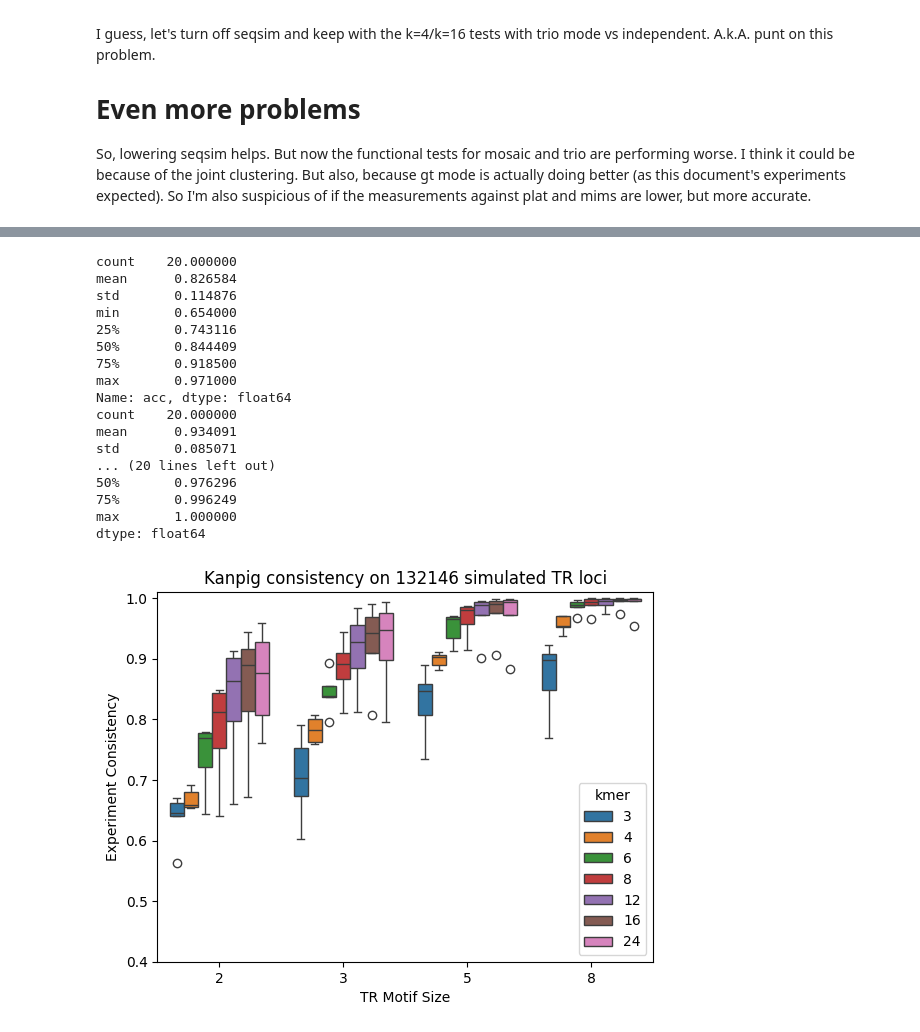
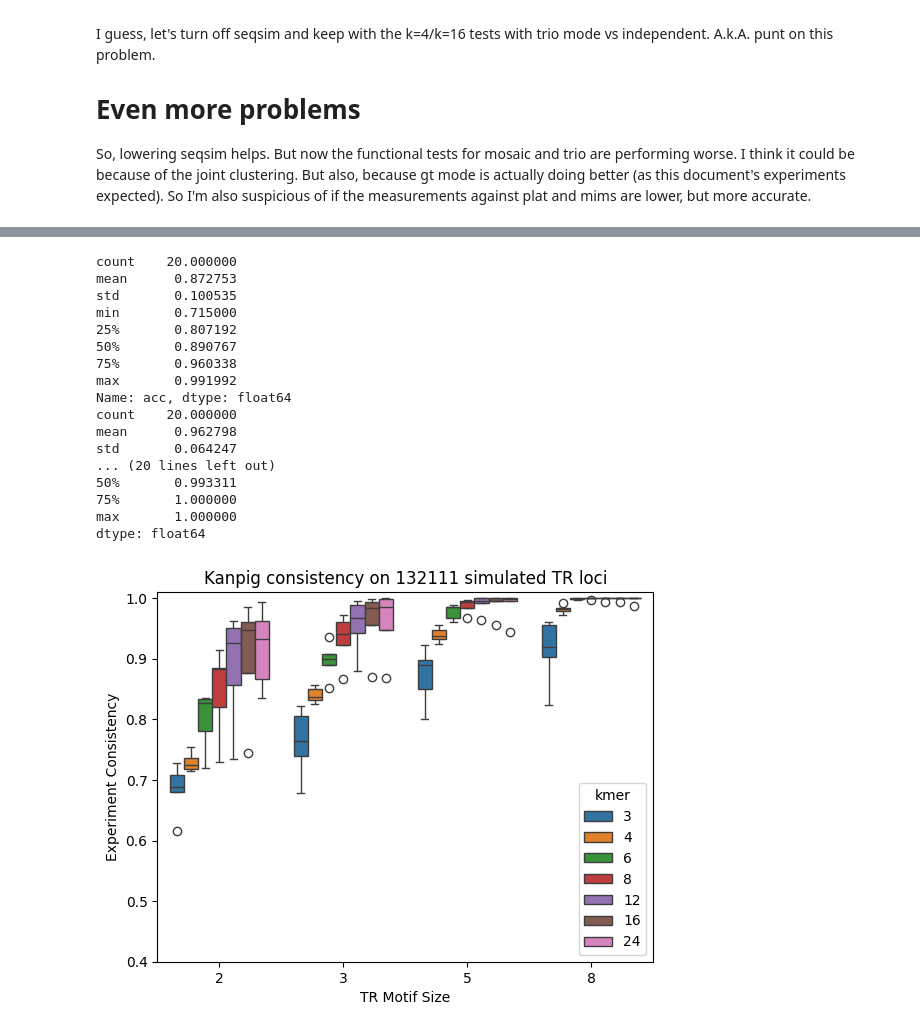
Before and after one commit to ACEnglish/kanpig, a Jupyter notebook: repo_utils/trsim_kmer/Experiment.ipynb, the cells around one changed output, grey strips where cells are left out. Cells and saved outputs as stored; diff of their text form; code cells hidden in the pictures.

```diff
--- a/repo_utils/trsim_kmer/Experiment.ipynb
+++ b/repo_utils/trsim_kmer/Experiment.ipynb
@@ -87,35 +118,35 @@ import matplotlib.pyplot as plt
 # %%
-data = pd.read_csv("table.minkfreq1.txt", sep=' ')
+data = pd.read_csv("table.txt", sep=' ')
 data['kmer'] = data['kmer'].astype(str)
 data['acc'] = data['samecorr'] / data['tests']
 
 p = sb.boxplot(data=data, x='motif', y='acc', hue='kmer')
 _ = p.set(title=f"Kanpig consistency on {data['tests'].sum()} simulated TR loci",
           ylabel="Experiment Consistency",
           xlabel="TR Motif Size",
          ylim=(0.4, 1.01))
 
 print(data[data['kmer'] == '4']['acc'].describe())
 print(data[data['kmer'] == '16']['acc'].describe())
 print((data[data['kmer'] == '4']['same'] / data[data['kmer'] == '4']['tests']).describe())
 print((data[data['kmer'] == '16']['same'] / data[data['kmer'] == '16']['tests']).describe())
 # %% [output]
 count    20.000000
-mean      0.826584
-std       0.114876
-min       0.654000
-25%       0.743116
-50%       0.844409
-75%       0.918500
-max       0.971000
+mean      0.872753
+std       0.100535
+min       0.715000
+25%       0.807192
+50%       0.890767
+75%       0.960338
+max       0.991992
 Name: acc, dtype: float64
 count    20.000000
-mean      0.934091
-std       0.085071
+mean      0.962798
+std       0.064247
 ... (20 lines left out)
-50%       0.976296
-75%       0.996249
+50%       0.993311
+75%       1.000000
 max       1.000000
 dtype: float64
-[figure, old version]
+[figure, new version]
 # %%
```
Also changed, not shown: parts of 5 cells of this notebook, 1 other file.
